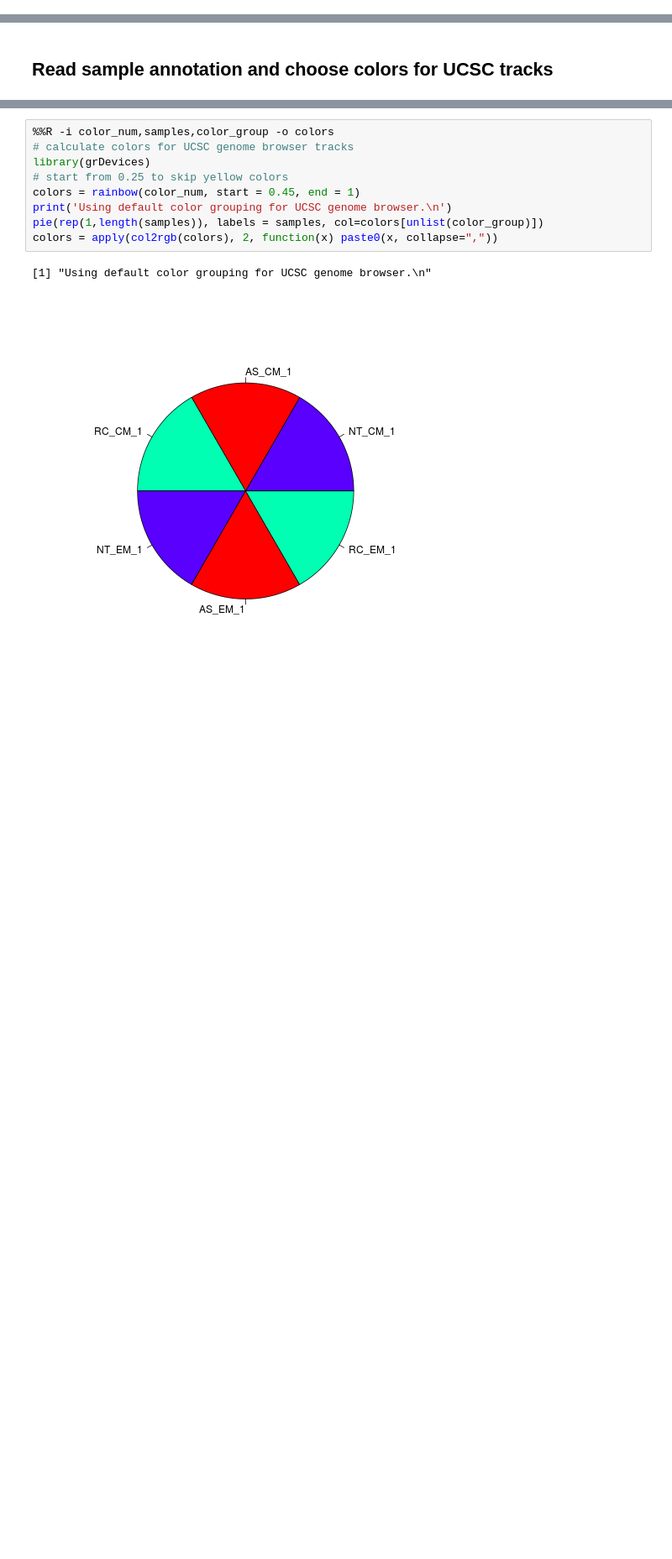
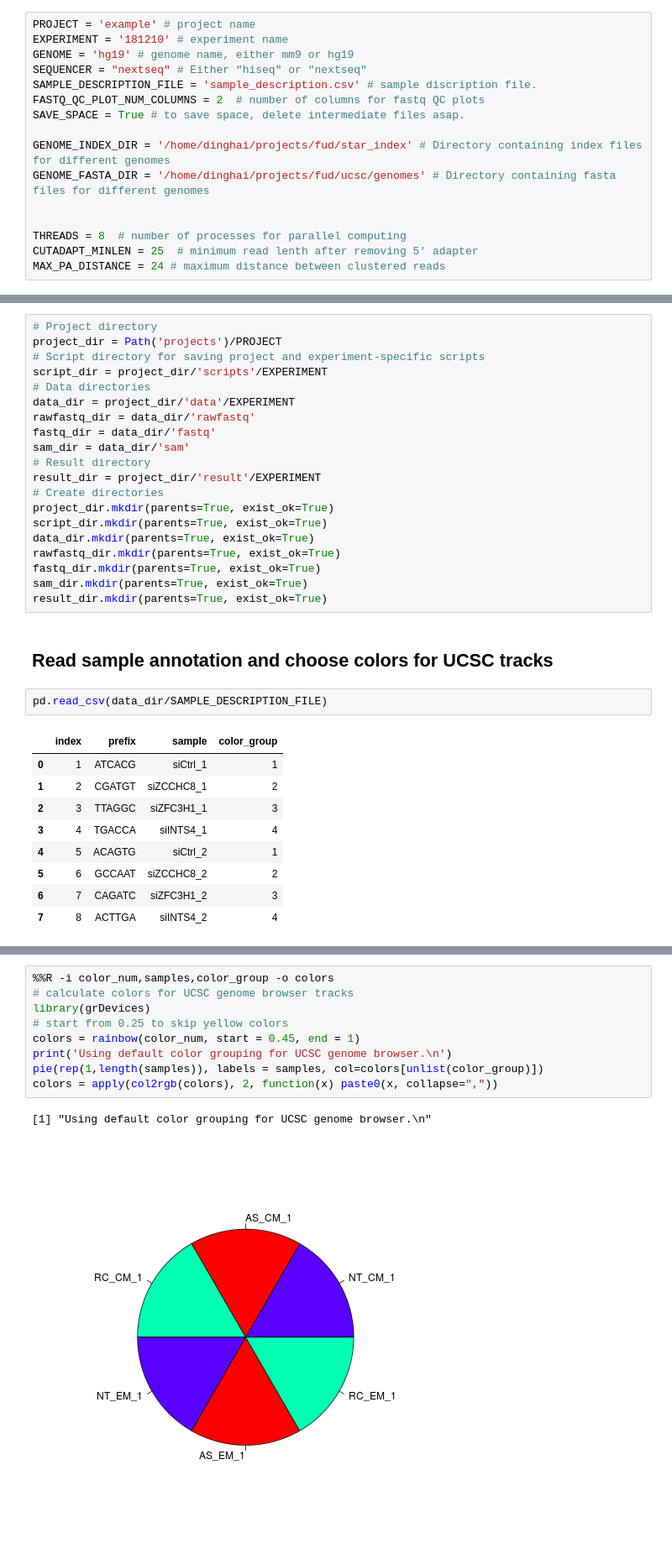
Before and after one commit to DinghaiZ/3-prime-READS-plus, a Jupyter notebook: 3'READS+ Pipeline.ipynb, the cells around one changed output, grey strips where cells are left out. Shown at 84% size. Saved outputs shown, nothing was run; the diff lists cells and outputs as text; blank space fills up the shorter version.

Commit message:
Added __repr__ to FastqRecord. Worked on setting up folders in Jupyter notebook

```diff
--- a/3'READS+ Pipeline.ipynb
+++ b/3'READS+ Pipeline.ipynb
@@ -42,3 +33,19 @@ SAVE_SPACE = True # to save space, delete intermediate files asap.
+# %%
+PROJECT = 'example' # project name
+EXPERIMENT = '181210' # experiment name
+GENOME = 'hg19' # genome name, either mm9 or hg19
+SEQUENCER = "nextseq" # Either "hiseq" or "nextseq"
+SAMPLE_DESCRIPTION_FILE = 'sample_description.csv' # sample discription file.
+FASTQ_QC_PLOT_NUM_COLUMNS = 2  # number of columns for fastq QC plots
+SAVE_SPACE = True # to save space, delete intermediate files asap.
+
+GENOME_INDEX_DIR = '/home/dinghai/projects/fud/star_index' # Directory containing index files for different genomes
+GENOME_FASTA_DIR = '/home/dinghai/projects/fud/ucsc/genomes' # Directory containing fasta files for different genomes
+
+
+THREADS = 8  # number of processes for parallel computing
+CUTADAPT_MINLEN = 25  # minimum read lenth after removing 5' adapter
+MAX_PA_DISTANCE = 24 # maximum distance between clustered reads
 # %% [markdown]
 ## Set general parameters
 No need to change anything below for different runs.
@@ -107,3 +59,35 @@ sam_dir = str(sam_dir)
+# %%
+# Project directory
+project_dir = Path('projects')/PROJECT
+# Script directory for saving project and experiment-specific scripts
+script_dir = project_dir/'scripts'/EXPERIMENT
+# Data directories
+data_dir = project_dir/'data'/EXPERIMENT
+rawfastq_dir = data_dir/'rawfastq'
+fastq_dir = data_dir/'fastq'
+sam_dir = data_dir/'sam'
+# Result directory
+result_dir = project_dir/'result'/EXPERIMENT
+# Create directories
+project_dir.mkdir(parents=True, exist_ok=True)
+script_dir.mkdir(parents=True, exist_ok=True)
+data_dir.mkdir(parents=True, exist_ok=True)
+rawfastq_dir.mkdir(parents=True, exist_ok=True)
+fastq_dir.mkdir(parents=True, exist_ok=True)
+sam_dir.mkdir(parents=True, exist_ok=True)
+result_dir.mkdir(parents=True, exist_ok=True)
 # %% [markdown]
 ## Read sample annotation and choose colors for UCSC tracks
+# %%
+pd.read_csv(data_dir/SAMPLE_DESCRIPTION_FILE)
+# %% [output]
+|  | index | prefix | sample | color_group |
+| 0 | 1 | ATCACG | siCtrl_1 | 1 |
+| 1 | 2 | CGATGT | siZCCHC8_1 | 2 |
+| 2 | 3 | TTAGGC | siZFC3H1_1 | 3 |
+| 3 | 4 | TGACCA | siINTS4_1 | 4 |
+| 4 | 5 | ACAGTG | siCtrl_2 | 1 |
+| 5 | 6 | GCCAAT | siZCCHC8_2 | 2 |
+| 6 | 7 | CAGATC | siZFC3H1_2 | 3 |
+| 7 | 8 | ACTTGA | siINTS4_2 | 4 |
 # %%
```
Also changed, not shown: parts of 12 cells of this notebook, 5 other files.
